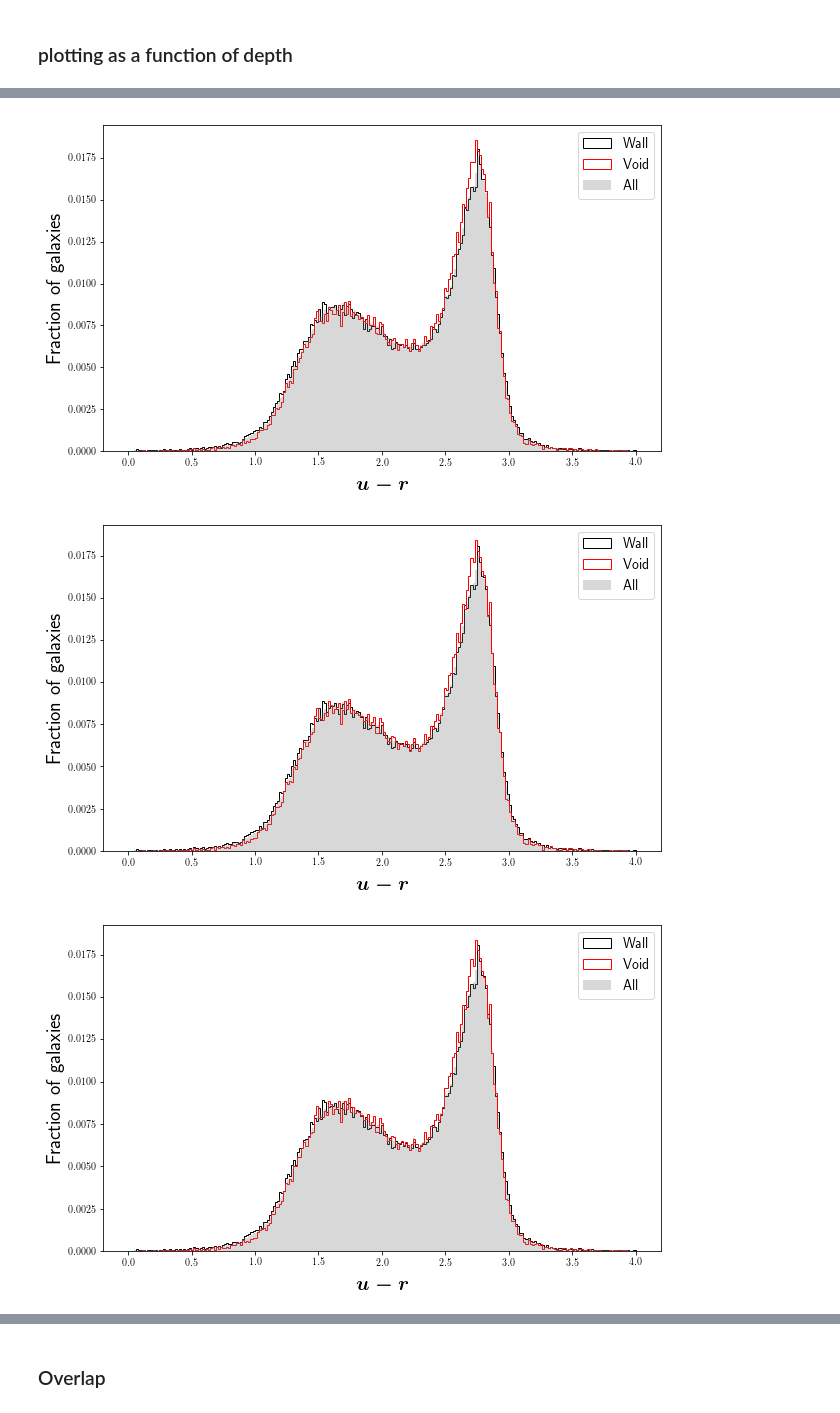
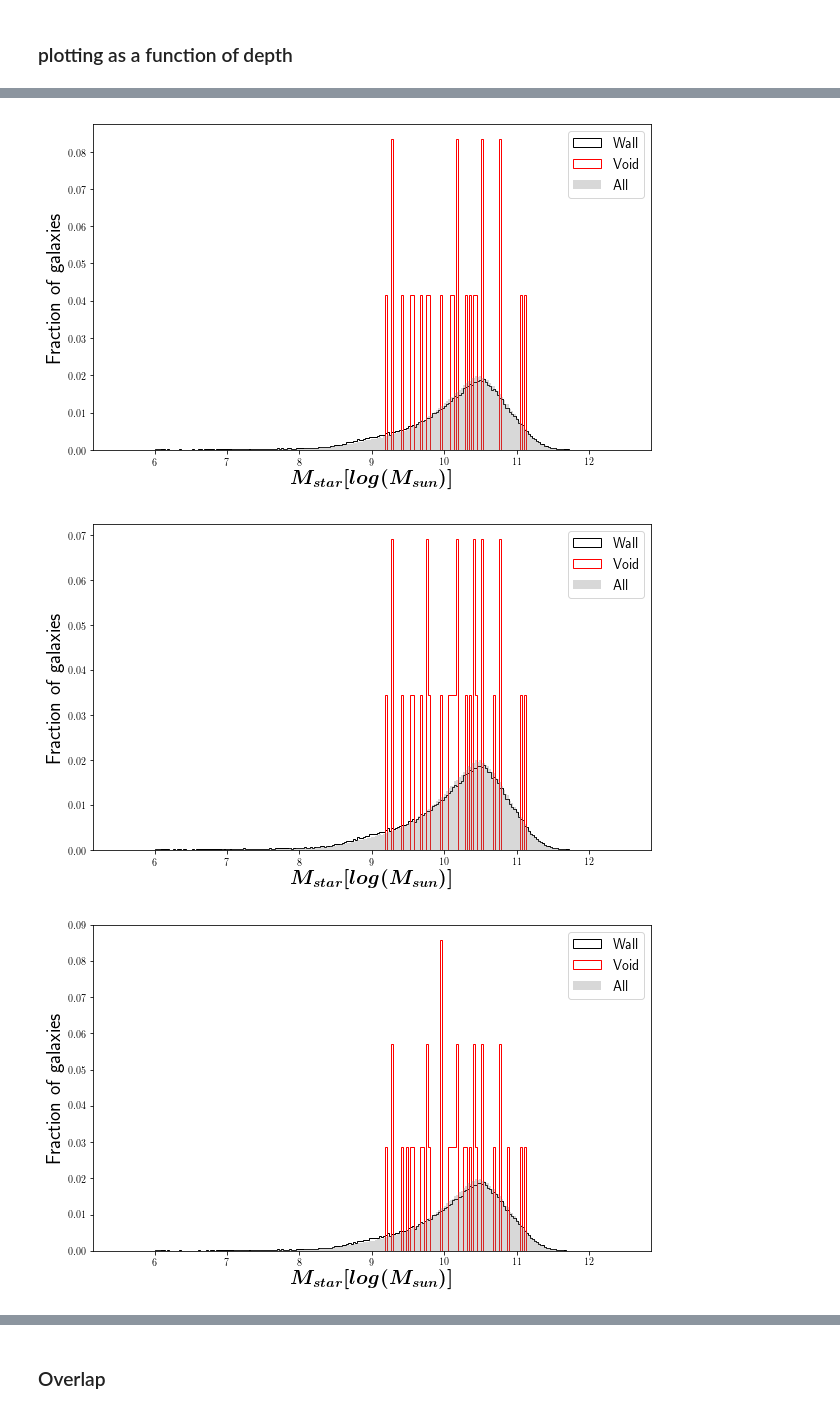
Before and after one commit to fzaidouni/desi_void_comparison, a Jupyter notebook: galaxy properties by environments-updated.ipynb, the cells around one changed output, grey strips where cells are left out. Cells and saved outputs as stored; diff of their text form; code cells hidden in the pictures.

Commit message:
V2 new run w/ mag cut and depths

```diff
--- a/galaxy properties by environments-updated.ipynb
+++ b/galaxy properties by environments-updated.ipynb
@@ -42,14 +32,14 @@ len(np.linspace(0.2,np.max(new_depths['DEPTH'])))
 # %%
 ind_gal_depth_voidv2_new = []
 temp=[]
-for i in np.linspace(0,np.max(new_depths['DEPTH'])):
-    temp.append(new_depths['GAL_ID'][(new_depths['DEPTH'] != -1) &(new_depths['DEPTH']<i)])
+for i in np.linspace(np.max(new_depths['DEPTH']),0):
+    temp.append(new_depths['GAL_ID'][(new_depths['DEPTH'] != -1) &(new_depths['DEPTH']>i)])
     ind_gal_depth_voidv2_new.append(temp)
     temp=[]
 # %% [markdown]
 ### Importing data and classification
 # %%
-data = Table.read('data_flags_updated_Jul31.dat', format = 'ascii')
+data = Table.read('data_flags_updated_Aug11.dat', format = 'ascii')
 # %%
 # list_ = []
 # for i in np.linspace(0.1,2,100):
@@ -206,8 +196,8 @@ def char_inside(char_, bins_,i, title='galaxy property', label='x-label', voidfi
     plt.show()
 # %%
 for i in range(len(ind_gal_depth_voidv2_new)):
-    char_inside(u_r,np.linspace(0,4, 250),i,'Color u_r - V^2',r'\boldmath$u-r$',x=0.2,y=0.016)
-#     char_inside(Mstar,np.linspace(5.5,12.5, 250),i,r'\textbf{Star Mass - }\boldmath${V^{2}}$',r'\boldmath$M_{star} [ log(M_{sun}) ]$',x=6,y=0.8*0.019)
+#     char_inside(u_r,np.linspace(0,4, 250),i,'Color u_r - V^2',r'\boldmath$u-r$',x=0.2,y=0.016)
+    char_inside(Mstar,np.linspace(5.5,12.5, 250),i,r'\textbf{Star Mass - }\boldmath${V^{2}}$',r'\boldmath$M_{star} [ log(M_{sun}) ]$',x=6,y=0.8*0.019)
 #     char_inside(Mstar,np.linspace(5.5,12.5, 250),i,r'\textbf{Star Mass - Voidfinder}',r'\boldmath$M_{star} [ log(M_{sun}) ]$',x=6,y=0.0178)
 #     char_inside(sSFR,np.linspace(-13,-8, 250),i,'specific star formation rate - V^2','sSFR [log(1/yr)] ',x=-12.7,y=0.0105)
 # char_void(Mstar,np.linspace(5.5,12.5, 250),'Star Mass - void galaxies',r'\boldmath$Mstar [log(M_{sun})]$')
@@ -224,3 +214,3 @@ for i in range(len(ind_gal_depth_voidv2_new)):
-[figure, old version]
+[figure, new version]
-[figure, old version]
+[figure, new version]
-[figure, old version]
+[figure, new version]
```
Also changed, not shown: parts of 8 cells of this notebook, 1 other file.
